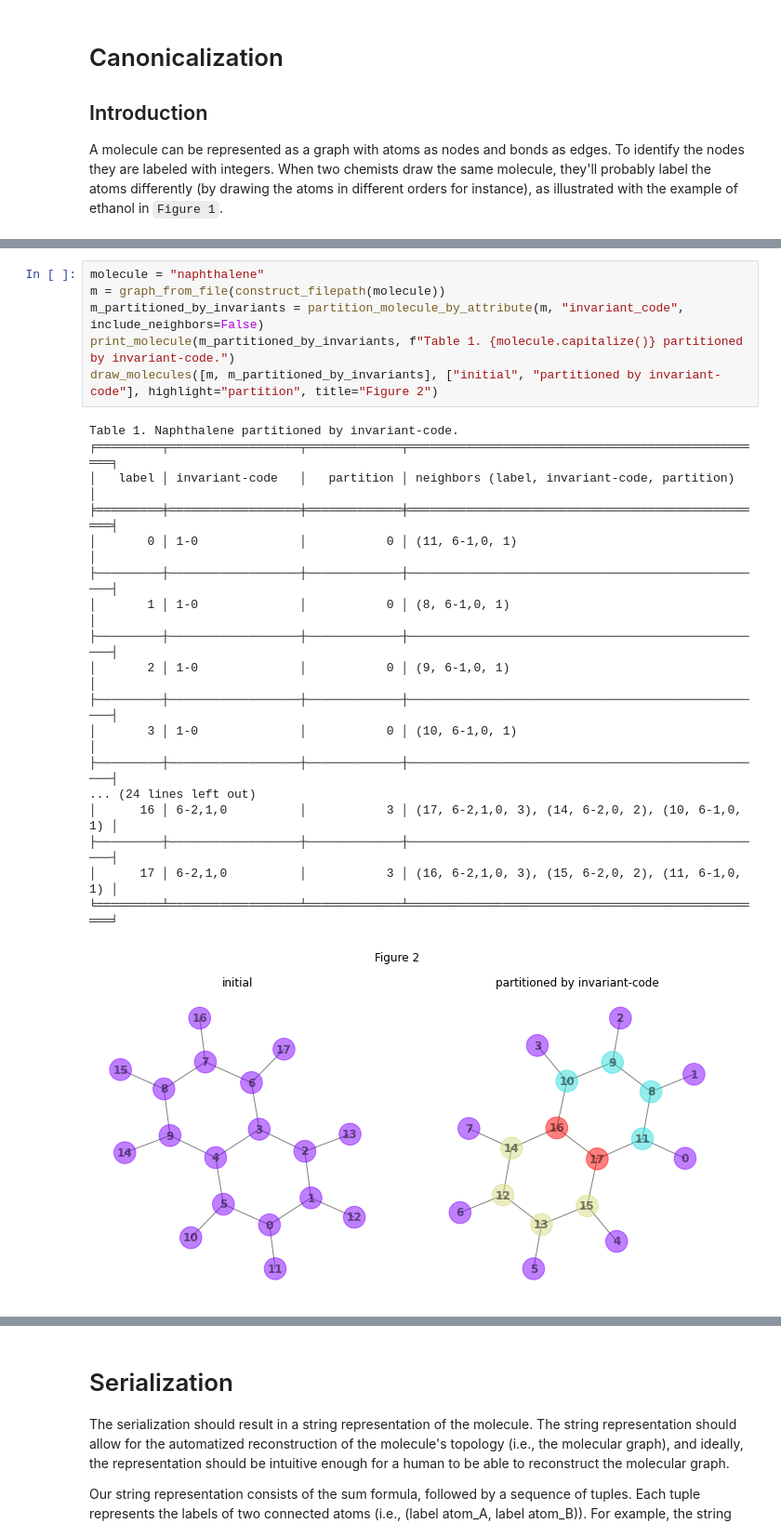
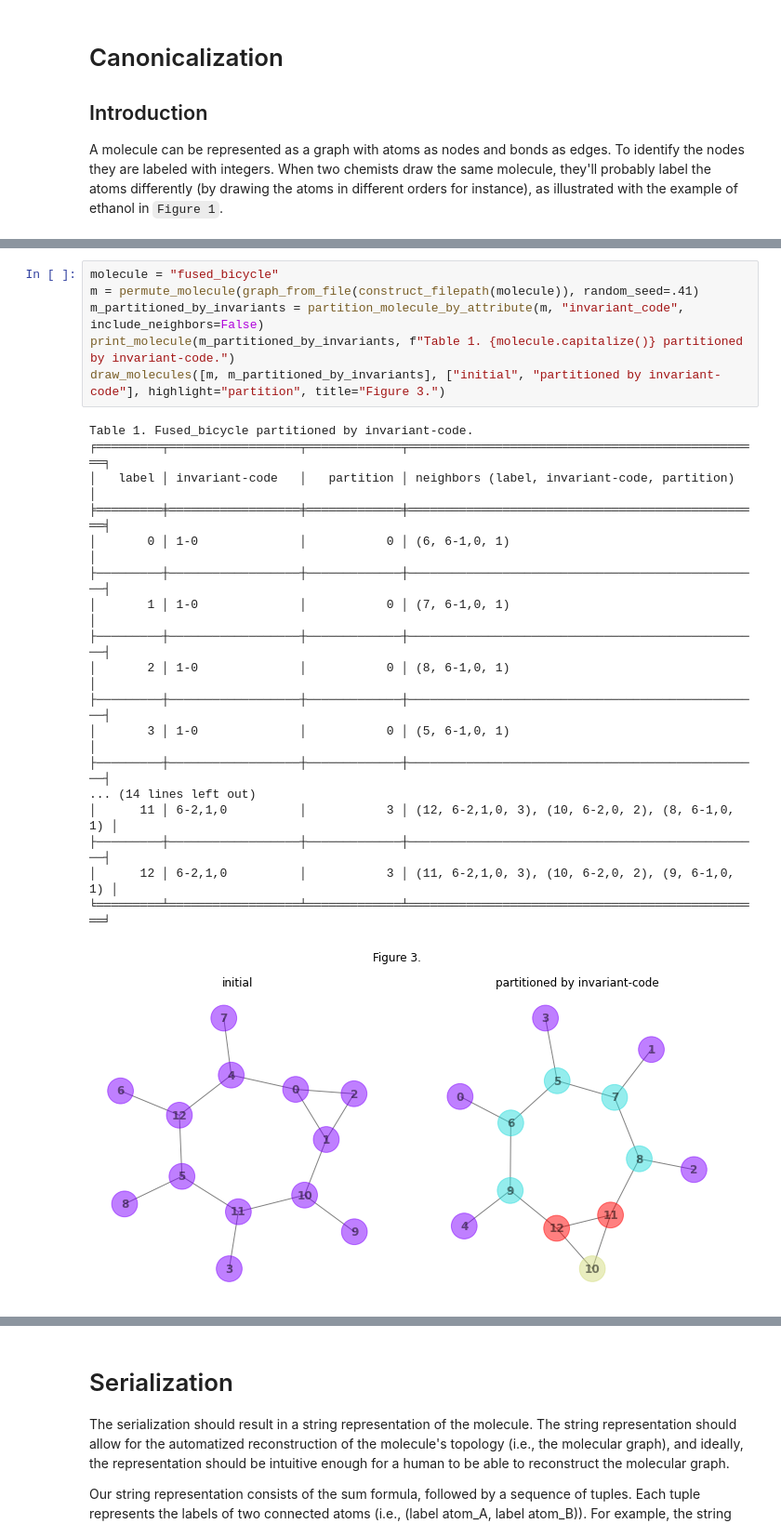
Before and after one commit to TUCAN-nest/TUCAN, a Jupyter notebook: demo_canonicalization.ipynb, the cells around one changed output, grey strips where cells are left out. Shown: that part at 93% size. Cells and saved outputs as stored; diff of their text form.

Commit message:
Use different graph in order to better illustrate recursive partitioning.

```diff
--- a/demo_canonicalization.ipynb
+++ b/demo_canonicalization.ipynb
@@ -80,27 +85,27 @@ As is evident from `Table 1`, the invariant-code partitions the molecule into fo
 # %%
-molecule = "naphthalene"
-m = graph_from_file(construct_filepath(molecule))
+molecule = "fused_bicycle"
+m = permute_molecule(graph_from_file(construct_filepath(molecule)), random_seed=.41)
 m_partitioned_by_invariants = partition_molecule_by_attribute(m, "invariant_code", include_neighbors=False)
 print_molecule(m_partitioned_by_invariants, f"Table 1. {molecule.capitalize()} partitioned by invariant-code.")
-draw_molecules([m, m_partitioned_by_invariants], ["initial", "partitioned by invariant-code"], highlight="partition", title="Figure 2")
+draw_molecules([m, m_partitioned_by_invariants], ["initial", "partitioned by invariant-code"], highlight="partition", title="Figure 3.")
 # %% [output]
-Table 1. Naphthalene partitioned by invariant-code.
-╒═════════╤══════════════════╤═════════════╤══════════════════════════════════════════════════╕
-│   label │ invariant-code   │   partition │ neighbors (label, invariant-code, partition)     │
-╞═════════╪══════════════════╪═════════════╪══════════════════════════════════════════════════╡
-│       0 │ 1-0              │           0 │ (11, 6-1,0, 1)                                   │
-├─────────┼──────────────────┼─────────────┼──────────────────────────────────────────────────┤
-│       1 │ 1-0              │           0 │ (8, 6-1,0, 1)                                    │
-├─────────┼──────────────────┼─────────────┼──────────────────────────────────────────────────┤
-│       2 │ 1-0              │           0 │ (9, 6-1,0, 1)                                    │
-├─────────┼──────────────────┼─────────────┼──────────────────────────────────────────────────┤
-│       3 │ 1-0              │           0 │ (10, 6-1,0, 1)                                   │
-├─────────┼──────────────────┼─────────────┼──────────────────────────────────────────────────┤
-... (24 lines left out)
-│      16 │ 6-2,1,0          │           3 │ (17, 6-2,1,0, 3), (14, 6-2,0, 2), (10, 6-1,0, 1) │
-├─────────┼──────────────────┼─────────────┼──────────────────────────────────────────────────┤
-│      17 │ 6-2,1,0          │           3 │ (16, 6-2,1,0, 3), (15, 6-2,0, 2), (11, 6-1,0, 1) │
-╘═════════╧══════════════════╧═════════════╧══════════════════════════════════════════════════╛
+Table 1. Fused_bicycle partitioned by invariant-code.
+╒═════════╤══════════════════╤═════════════╤═════════════════════════════════════════════════╕
+│   label │ invariant-code   │   partition │ neighbors (label, invariant-code, partition)    │
+╞═════════╪══════════════════╪═════════════╪═════════════════════════════════════════════════╡
+│       0 │ 1-0              │           0 │ (6, 6-1,0, 1)                                   │
+├─────────┼──────────────────┼─────────────┼─────────────────────────────────────────────────┤
+│       1 │ 1-0              │           0 │ (7, 6-1,0, 1)                                   │
+├─────────┼──────────────────┼─────────────┼─────────────────────────────────────────────────┤
+│       2 │ 1-0              │           0 │ (8, 6-1,0, 1)                                   │
+├─────────┼──────────────────┼─────────────┼─────────────────────────────────────────────────┤
+│       3 │ 1-0              │           0 │ (5, 6-1,0, 1)                                   │
+├─────────┼──────────────────┼─────────────┼─────────────────────────────────────────────────┤
+... (14 lines left out)
+│      11 │ 6-2,1,0          │           3 │ (12, 6-2,1,0, 3), (10, 6-2,0, 2), (8, 6-1,0, 1) │
+├─────────┼──────────────────┼─────────────┼─────────────────────────────────────────────────┤
+│      12 │ 6-2,1,0          │           3 │ (11, 6-2,1,0, 3), (10, 6-2,0, 2), (9, 6-1,0, 1) │
+╘═════════╧══════════════════╧═════════════╧═════════════════════════════════════════════════╛
-[figure, old version]
+[figure, new version]
 # %% [markdown]
 ### Extended invariant-code
```
Also changed, not shown: parts of 17 cells of this notebook, 2 other files.
